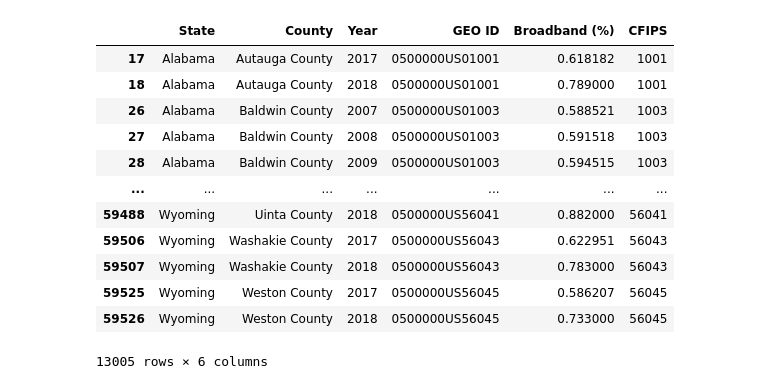
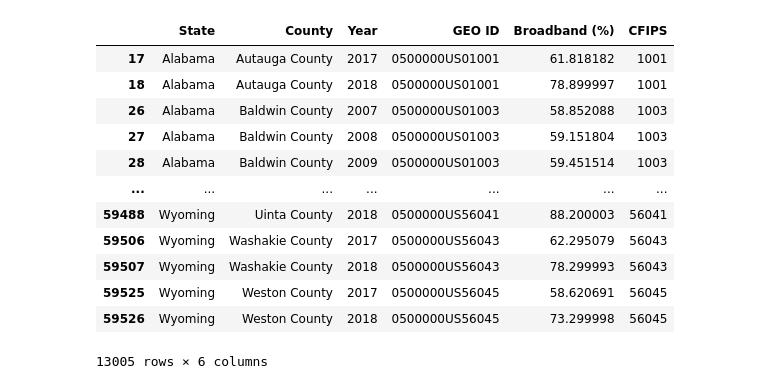
Before and after one commit to Falcon-d/Project-1-Broadband-Access, a Jupyter notebook: clean_broadband.ipynb, the cells around one changed output. Saved outputs shown, nothing was run; the diff lists cells and outputs as text; code cells hidden in the pictures.

```diff
--- a/clean_broadband.ipynb
+++ b/clean_broadband.ipynb
@@ -12,27 +12,30 @@ output_path = "CSV_files/clean_broadband.csv"
 # %%
 # rows containing any invalid values are dropped.
 broadband_df = pd.read_csv(import_path)
 clean_df = broadband_df.dropna(how = "any")
 clean_df = clean_df.rename(columns={"statenam" : "State",
                                     "county":"County",
                                     "year": "Year",
                                    "id":"GEO ID",
                                    "broadband":"Broadband (%)",
                                    "cfips":"CFIPS"})
+
+# Broadband access is turned into a percentage then the dataframe is output
+clean_df["Broadband (%)"] = 100 * clean_df["Broadband (%)"]
 clean_df
 # %% [output]
 |  | State | County | Year | GEO ID | Broadband (%) | CFIPS |
-| 17 | Alabama | Autauga County | 2017 | 0500000US01001 | 0.618182 | 1001 |
-| 18 | Alabama | Autauga County | 2018 | 0500000US01001 | 0.789000 | 1001 |
-| 26 | Alabama | Baldwin County | 2007 | 0500000US01003 | 0.588521 | 1003 |
-| 27 | Alabama | Baldwin County | 2008 | 0500000US01003 | 0.591518 | 1003 |
-| 28 | Alabama | Baldwin County | 2009 | 0500000US01003 | 0.594515 | 1003 |
+| 17 | Alabama | Autauga County | 2017 | 0500000US01001 | 61.818182 | 1001 |
+| 18 | Alabama | Autauga County | 2018 | 0500000US01001 | 78.899997 | 1001 |
+| 26 | Alabama | Baldwin County | 2007 | 0500000US01003 | 58.852088 | 1003 |
+| 27 | Alabama | Baldwin County | 2008 | 0500000US01003 | 59.151804 | 1003 |
+| 28 | Alabama | Baldwin County | 2009 | 0500000US01003 | 59.451514 | 1003 |
 | ... | ... | ... | ... | ... | ... | ... |
-| 59488 | Wyoming | Uinta County | 2018 | 0500000US56041 | 0.882000 | 56041 |
-| 59506 | Wyoming | Washakie County | 2017 | 0500000US56043 | 0.622951 | 56043 |
-| 59507 | Wyoming | Washakie County | 2018 | 0500000US56043 | 0.783000 | 56043 |
-| 59525 | Wyoming | Weston County | 2017 | 0500000US56045 | 0.586207 | 56045 |
-| 59526 | Wyoming | Weston County | 2018 | 0500000US56045 | 0.733000 | 56045 |
+| 59488 | Wyoming | Uinta County | 2018 | 0500000US56041 | 88.200003 | 56041 |
+| 59506 | Wyoming | Washakie County | 2017 | 0500000US56043 | 62.295079 | 56043 |
+| 59507 | Wyoming | Washakie County | 2018 | 0500000US56043 | 78.299993 | 56043 |
+| 59525 | Wyoming | Weston County | 2017 | 0500000US56045 | 58.620691 | 56045 |
+| 59526 | Wyoming | Weston County | 2018 | 0500000US56045 | 73.299998 | 56045 |
 13005 rows × 6 columns
 # %%
 # Check that all broadband access data is in an acceptable range
```
Also changed, not shown: parts of 2 cells of this notebook, 56 other files.
